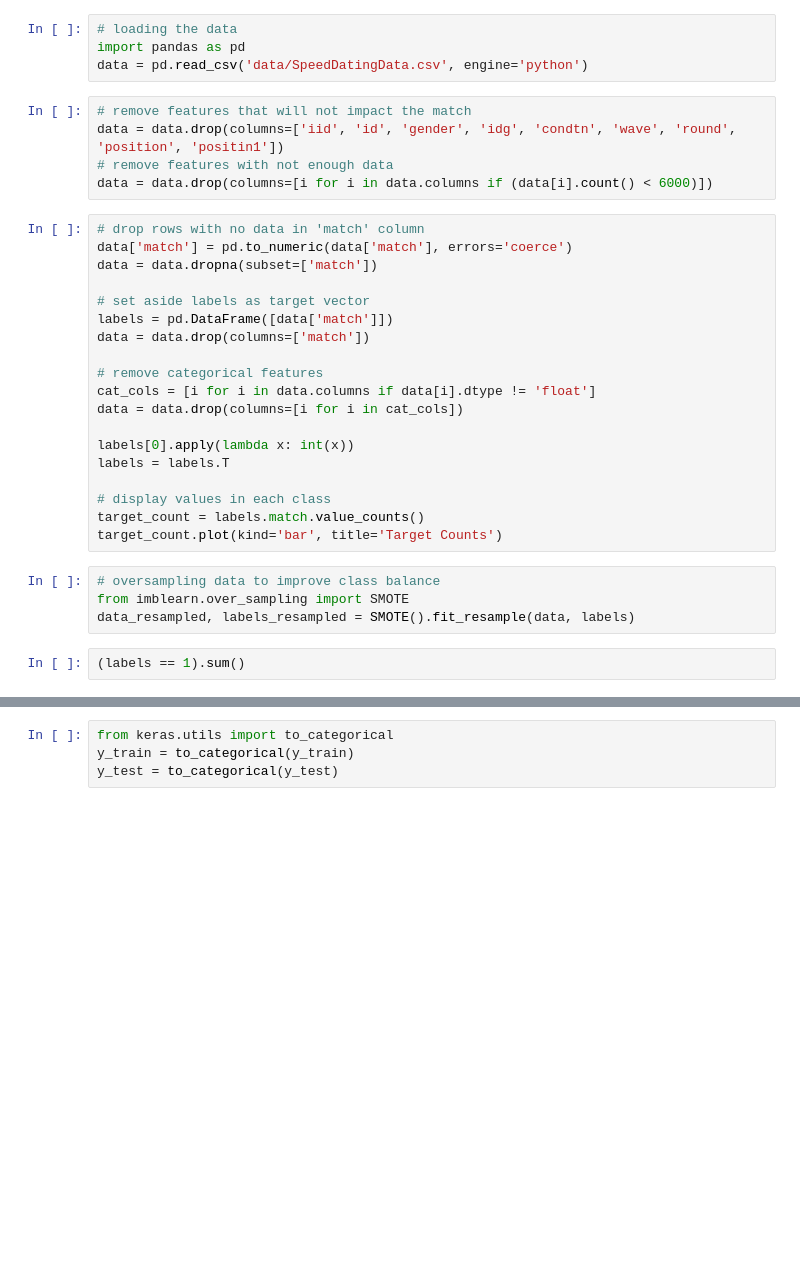
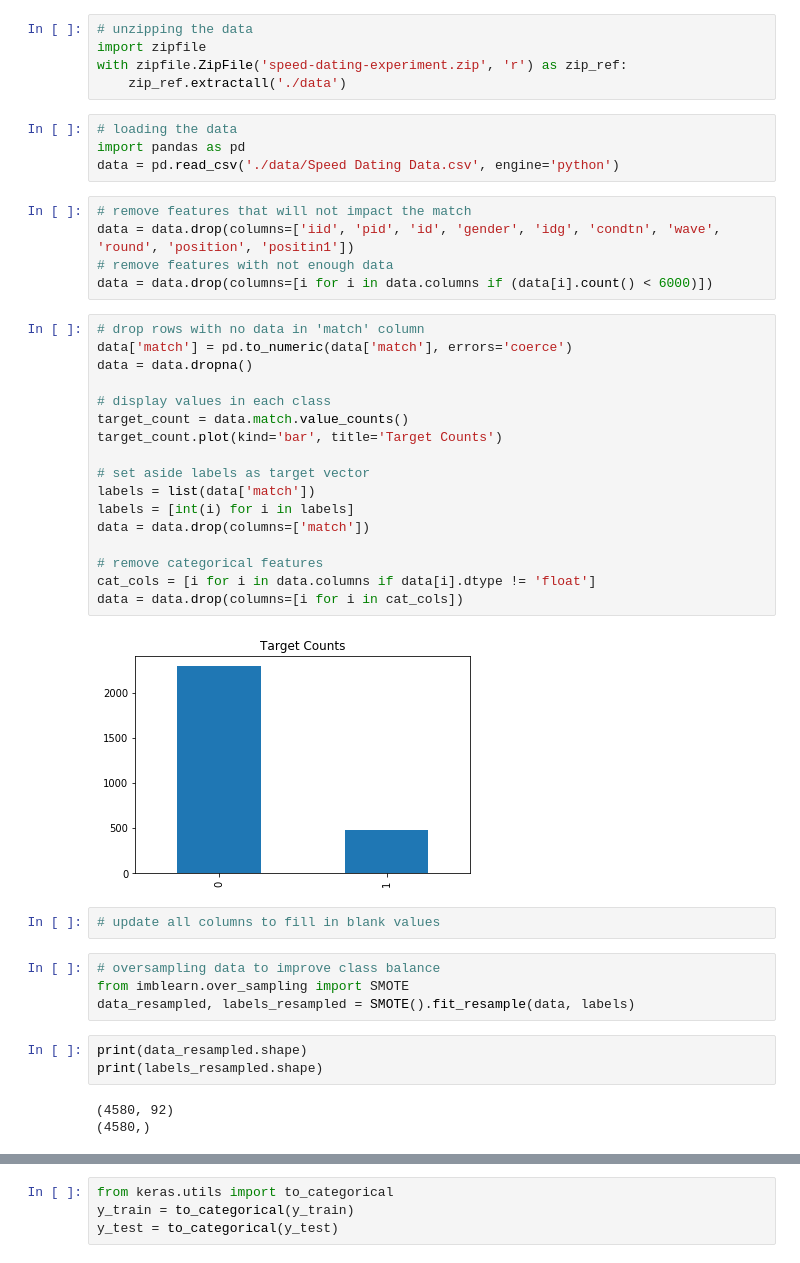
Before and after one commit to amandadiane/Big_Data, a Jupyter notebook: RNNs_for_Speed_Dating/Speed_Dating_Match_Predictions.ipynb, the cells around one changed output, grey strips where cells are left out. Cells and saved outputs as stored; diff of their text form; blank space fills up the shorter version.

```diff
--- a/RNNs_for_Speed_Dating/Speed_Dating_Match_Predictions.ipynb
+++ b/RNNs_for_Speed_Dating/Speed_Dating_Match_Predictions.ipynb
@@ -18,37 +21,48 @@ ImportError: cannot import name 'optimizers'
+# %%
+# unzipping the data
+import zipfile
+with zipfile.ZipFile('speed-dating-experiment.zip', 'r') as zip_ref:
+    zip_ref.extractall('./data')
 # %%
 # loading the data
 import pandas as pd
-data = pd.read_csv('data/SpeedDatingData.csv', engine='python')
+data = pd.read_csv('./data/Speed Dating Data.csv', engine='python')
 # %%
 # remove features that will not impact the match
-data = data.drop(columns=['iid', 'id', 'gender', 'idg', 'condtn', 'wave', 'round', 'position', 'positin1'])
+data = data.drop(columns=['iid', 'pid', 'id', 'gender', 'idg', 'condtn', 'wave', 'round', 'position', 'positin1'])
 # remove features with not enough data
 data = data.drop(columns=[i for i in data.columns if (data[i].count() < 6000)])
 # %%
 # drop rows with no data in 'match' column
 data['match'] = pd.to_numeric(data['match'], errors='coerce')
-data = data.dropna(subset=['match'])
+data = data.dropna()
+
+# display values in each class
+target_count = data.match.value_counts()
+target_count.plot(kind='bar', title='Target Counts')
 
 # set aside labels as target vector
-labels = pd.DataFrame([data['match']])
+labels = list(data['match'])
+labels = [int(i) for i in labels]
 data = data.drop(columns=['match'])
 
 # remove categorical features
 cat_cols = [i for i in data.columns if data[i].dtype != 'float']
 data = data.drop(columns=[i for i in cat_cols])
-
-labels[0].apply(lambda x: int(x))
-labels = labels.T
-
-# display values in each class
-target_count = labels.match.value_counts()
-target_count.plot(kind='bar', title='Target Counts')
+# %% [output]
+[figure, added]
+# %%
+# update all columns to fill in blank values
 # %%
 # oversampling data to improve class balance
 from imblearn.over_sampling import SMOTE
 data_resampled, labels_resampled = SMOTE().fit_resample(data, labels)
-# %%
-(labels == 1).sum()
+# %%
+print(data_resampled.shape)
+print(labels_resampled.shape)
+# %% [output]
+(4580, 92)
+(4580,)
 # %%
 # split the data into train and test
 from sklearn.model_selection import train_test_split
```
Also changed, not shown: parts of 10 cells of this notebook.
